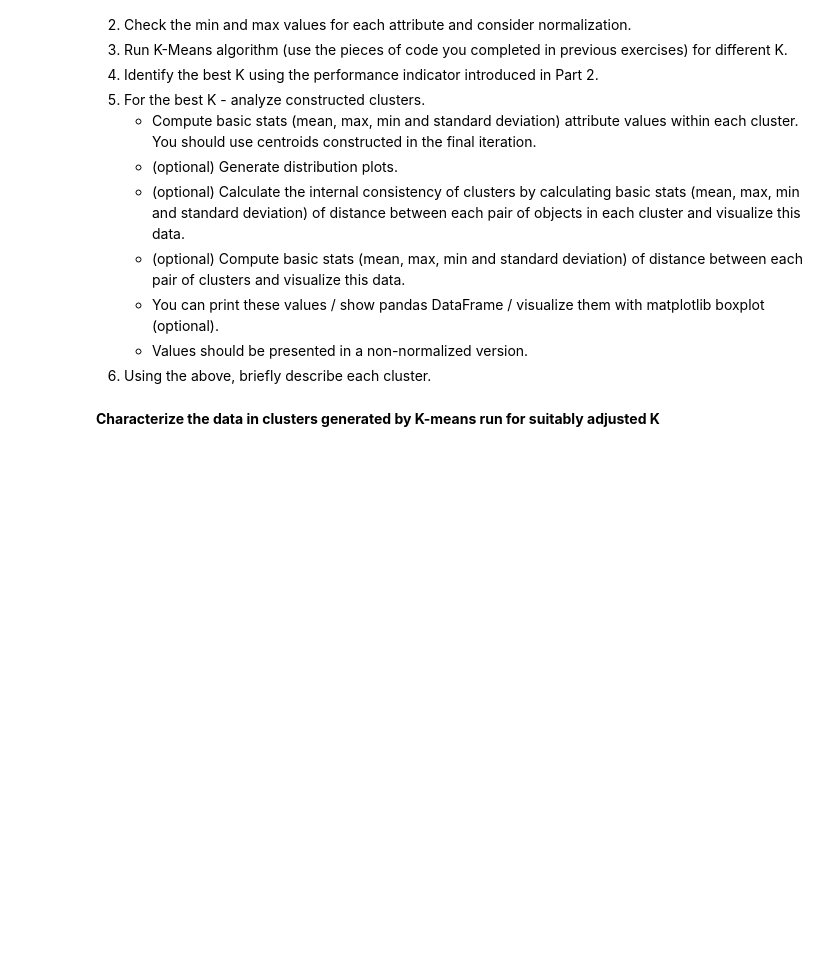
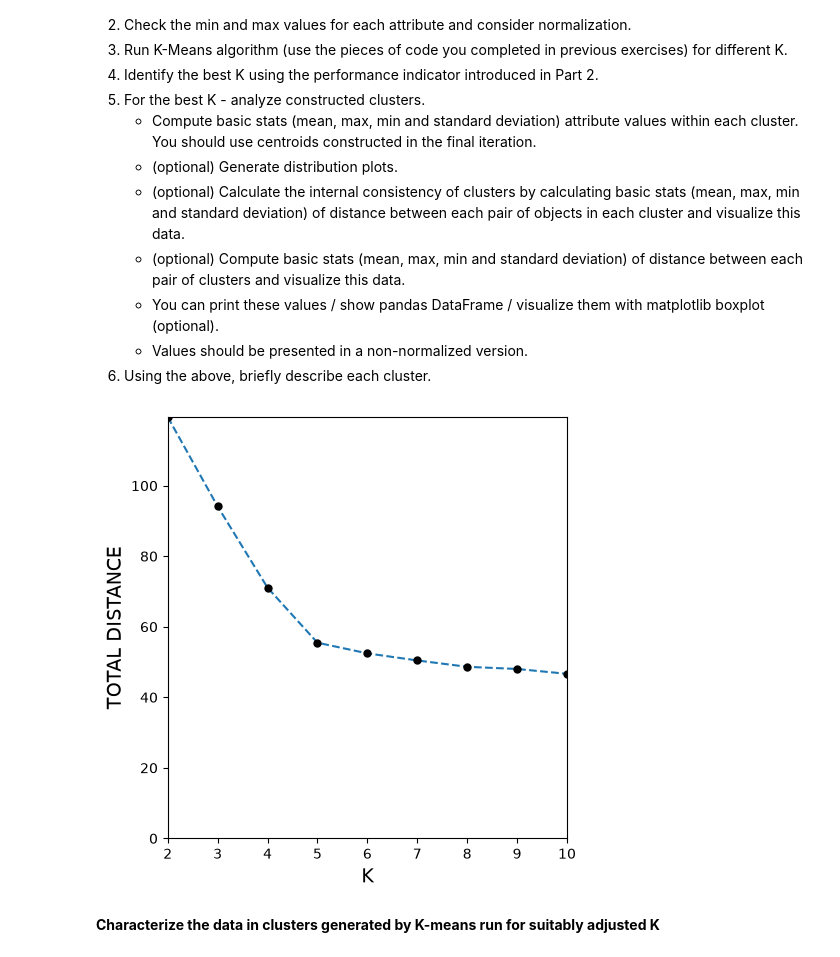
Before and after one commit to jmaciaszczyk/ai_labs, a Jupyter notebook: clustering/Exercises.ipynb, the cells around one changed output. Cells and saved outputs as stored; diff of their text form; code cells hidden in the pictures; blank space fills up the shorter version.

```diff
--- a/clustering/Exercises.ipynb
+++ b/clustering/Exercises.ipynb
@@ -208,8 +230,14 @@ DATA = cm.getCaseDataSet()
+# %%
+### CONSIDER NORMALIZATION HERE
+cols = ["Age", "Salary", "Health", "SchoolWork_h", "Sport_h"]
+DATA_RAW = np.array(DATA, dtype=float)
+mins, maxs = DATA_RAW.min(axis=0), DATA_RAW.max(axis=0)
+DATA_N = (DATA_RAW - mins) / (maxs - mins)
 # %%
- def doKMeans_CaseStudy(DATA, K = 2, M = 5):
+def doKMeans_CaseStudy(DATA, K = 2, M = 5):
     CENTROIDS = getCentroids(K, DATA) # GET CENTOIDS
     ASSIGNMENTS = [[] for i in range(K)] #
-    ### TODO
+    _, CENTROIDS, ASSIGNMENTS = doKMeans(DATA, CENTROIDS, K = K, M = M, display = False, printIteration = False)
     return DATA, CENTROIDS, ASSIGNMENTS
 
 DATA_N, CENTROIDS, ASSIGNMENTS = doKMeans_CaseStudy(DATA_N, K = 2)
@@ -218,2 +244,20 @@ DATA_N, CENTROIDS, ASSIGNMENTS = doKMeans_CaseStudy(DATA_N, K = 2)
+# %%
+### DO THE ANALYSIS HERE (FIND ELBOW)
+results = []
+best_runs = {}
+
+for k in range(2, 11):
+    best = float("inf")
+    for _ in range(10):
+        _, C, A = doKMeans_CaseStudy(DATA_N, K = k)
+        d = getTotalDistance(DATA_N, C, A)
+        if d < best:
+            best = d
+            best_runs[k] = (C, A)
+    results.append([k, best])
+
+cm.displayResults(plt, results)
+# %% [output]
+[figure, added]
 # %% [markdown]
 **Characterize the data in clusters generated by K-means run for suitably adjusted K**
```
Also changed, not shown: parts of 14 cells of this notebook.
